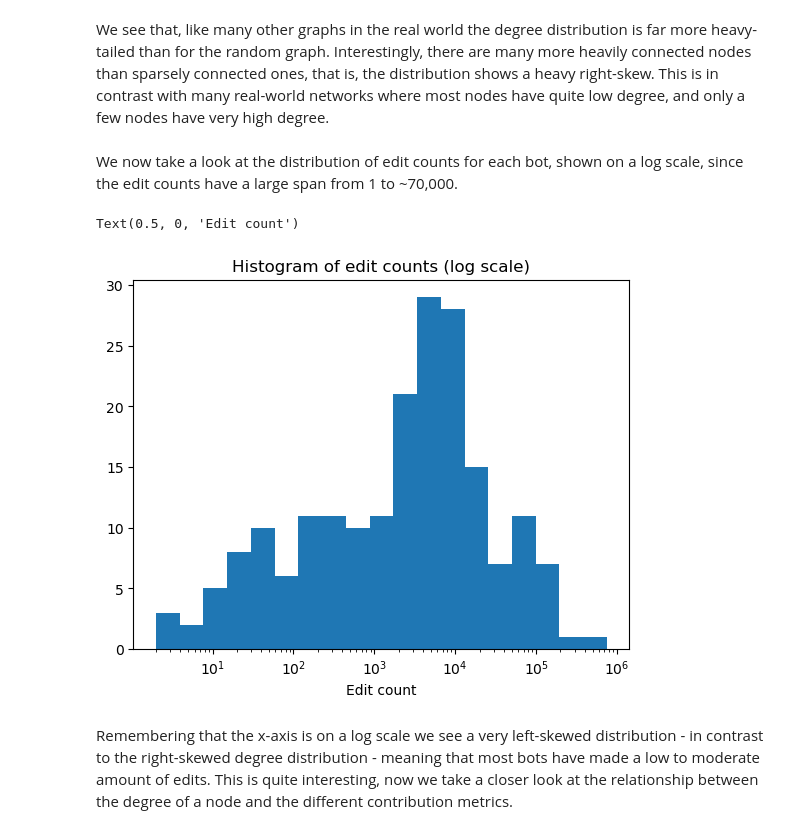
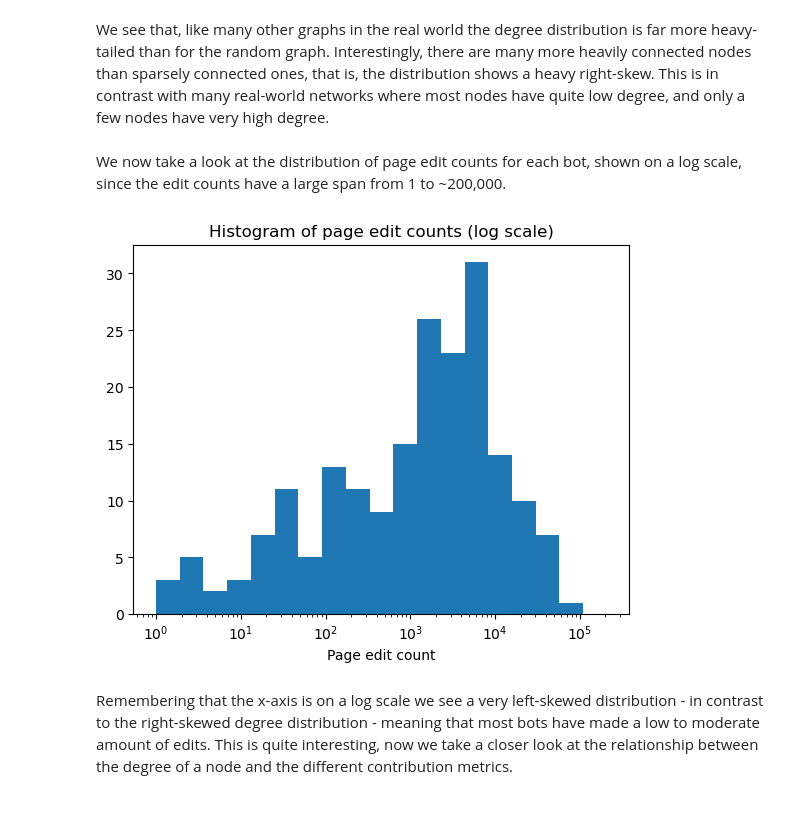
Before and after one commit to CSS-project-02467/CSS_Project, a Jupyter notebook: wikipedia.ipynb, the cells around one changed output. Saved outputs shown, nothing was run; the diff lists cells and outputs as text; code cells hidden in the pictures.

```diff
--- a/wikipedia.ipynb
+++ b/wikipedia.ipynb
@@ -152,16 +152,16 @@ plt.show()
 # %% [markdown]
 We see that, like many other graphs in the real world the degree distribution is far more heavy-tailed than for the random graph. Interestingly, there are many more heavily connected nodes than sparsely connected ones, that is, the distribution shows a heavy right-skew. This is in contrast with many real-world networks where most nodes have quite low degree, and only a few nodes have very high degree.
 # %% [markdown]
-We now take a look at the distribution of edit counts for each bot, shown on a log scale, since the edit counts have a large span from 1 to ~70,000.
+We now take a look at the distribution of page edit counts for each bot, shown on a log scale, since the edit counts have a large span from 1 to ~200,000.
 # %%
-counts = bots_dataframe['edit_count']
-plt.hist(bots_dataframe['edit_count'], bins=np.logspace(np.log10(min(counts)), np.log10(max(counts)), 20))
+counts = bots_dataframe['count']
+plt.hist(bots_dataframe['count'], bins=np.logspace(np.log10(min(counts)), np.log10(max(counts)), 20))
 plt.xscale('log')
-plt.title('Histogram of edit counts (log scale)')
-plt.xlabel('Edit count')
+plt.title('Histogram of page edit counts (log scale)')
+plt.xlabel('Page edit count')
+plt.savefig('edit_distribution', dpi=300)
 # %% [output]
-Text(0.5, 0, 'Edit count')
-[figure, old version]
+[figure, new version]
 # %% [markdown]
 Remembering that the x-axis is on a log scale we see a very left-skewed distribution - in contrast to the right-skewed degree distribution - meaning that most bots have made a low to moderate amount of edits. This is quite interesting, now we take a closer look at the relationship between the degree of a node and the different contribution metrics.
 # %%
```
Also changed, not shown: parts of 27 cells of this notebook, 2 other files.
